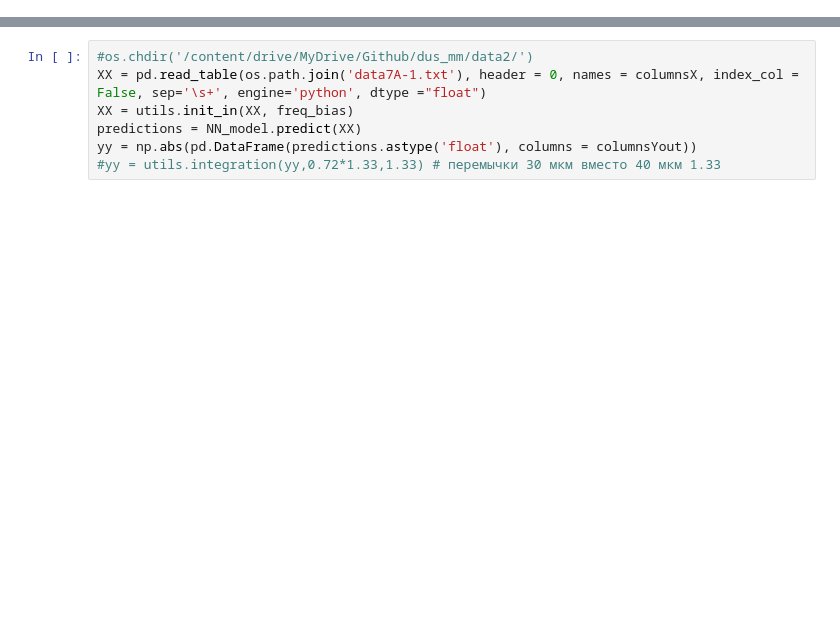
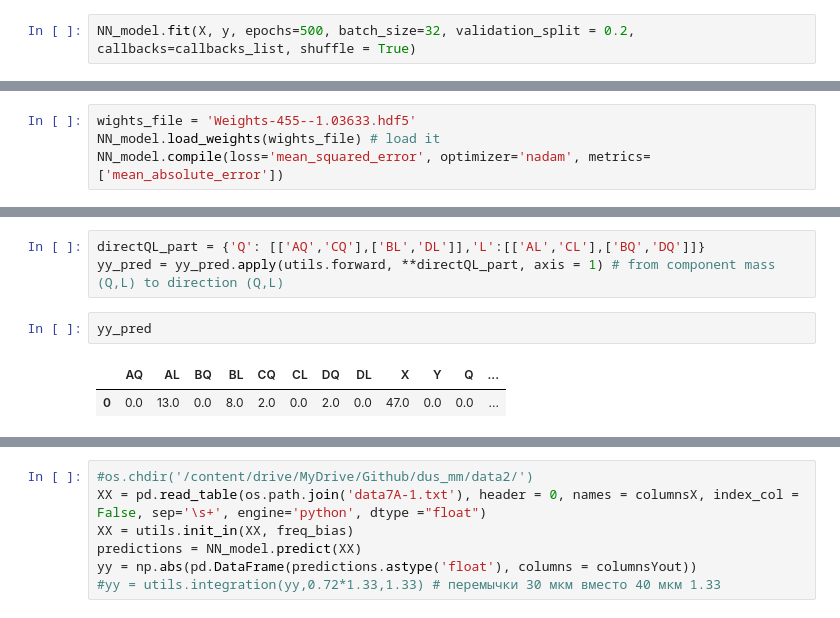
Before and after one commit to maks-tabu/dus_mm, a Jupyter notebook: dus_ml.ipynb, the cells around one changed output, grey strips where cells are left out. Saved outputs shown, nothing was run; the diff lists cells and outputs as text; blank space fills up the shorter version.

```diff
--- a/dus_ml.ipynb
+++ b/dus_ml.ipynb
@@ -215,0 +123,2 @@ yy - y_test
+# %%
+NN_model.fit(X, y, epochs=500, batch_size=32, validation_split = 0.2, callbacks=callbacks_list, shuffle = True)
@@ -215,0 +144,4 @@ yy - y_test
+# %%
+wights_file = 'Weights-455--1.03633.hdf5'
+NN_model.load_weights(wights_file) # load it
+NN_model.compile(loss='mean_squared_error', optimizer='nadam', metrics=['mean_absolute_error'])
@@ -215,0 +234,8 @@ yy - y_test
+# %%
+directQL_part = {'Q': [['AQ','CQ'],['BL','DL']],'L':[['AL','CL'],['BQ','DQ']]}
+yy_pred = yy_pred.apply(utils.forward, **directQL_part, axis = 1) # from component mass (Q,L) to direction (Q,L)
+# %%
+yy_pred
+# %% [output]
+|  | AQ | AL | BQ | BL | CQ | CL | DQ | DL | X | Y | Q | ... |
+| 0 | 0.0 | 13.0 | 0.0 | 8.0 | 2.0 | 0.0 | 2.0 | 0.0 | 47.0 | 0.0 | 0.0 | ... |
```
Also changed, not shown: parts of 75 cells of this notebook, 6 other files.
